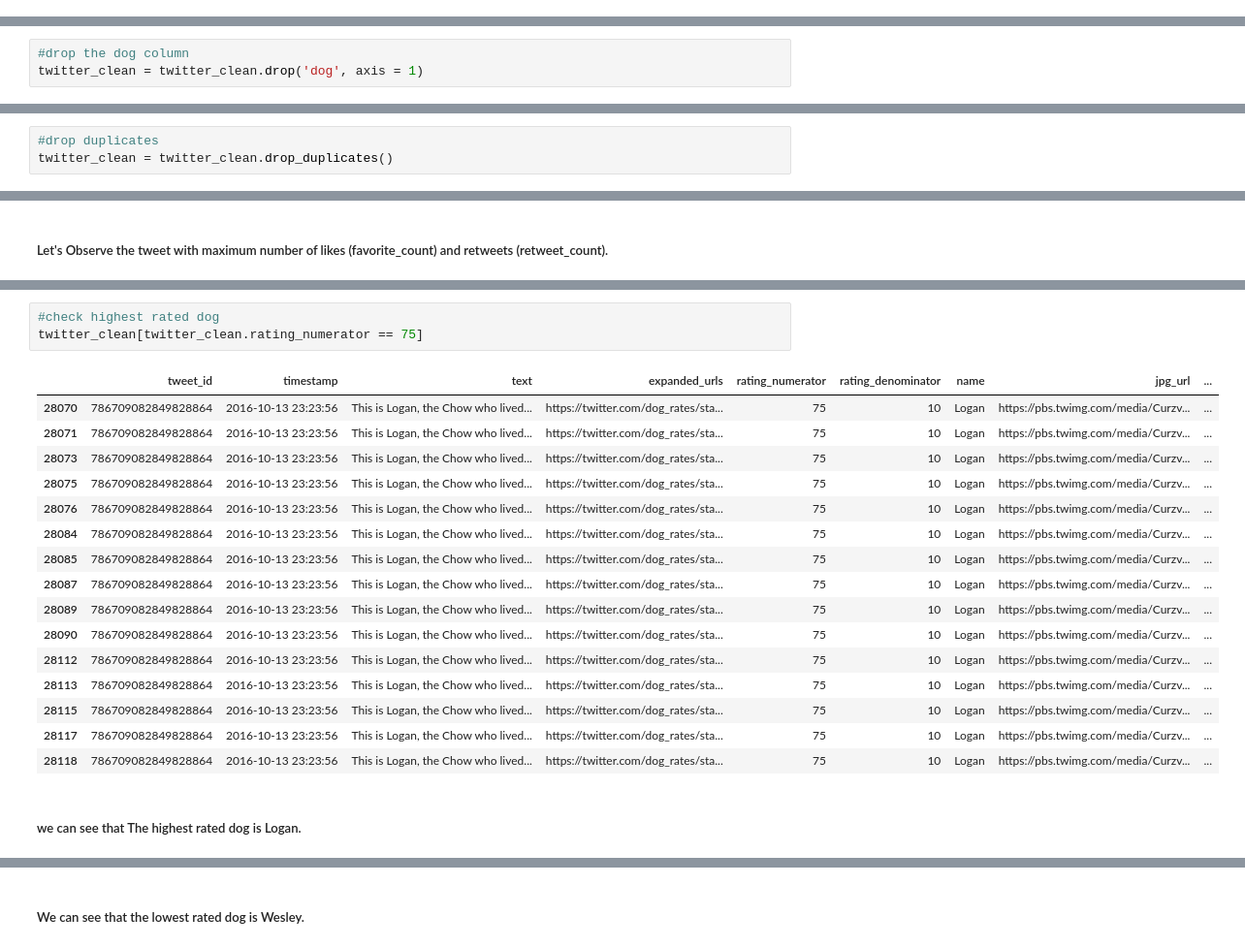
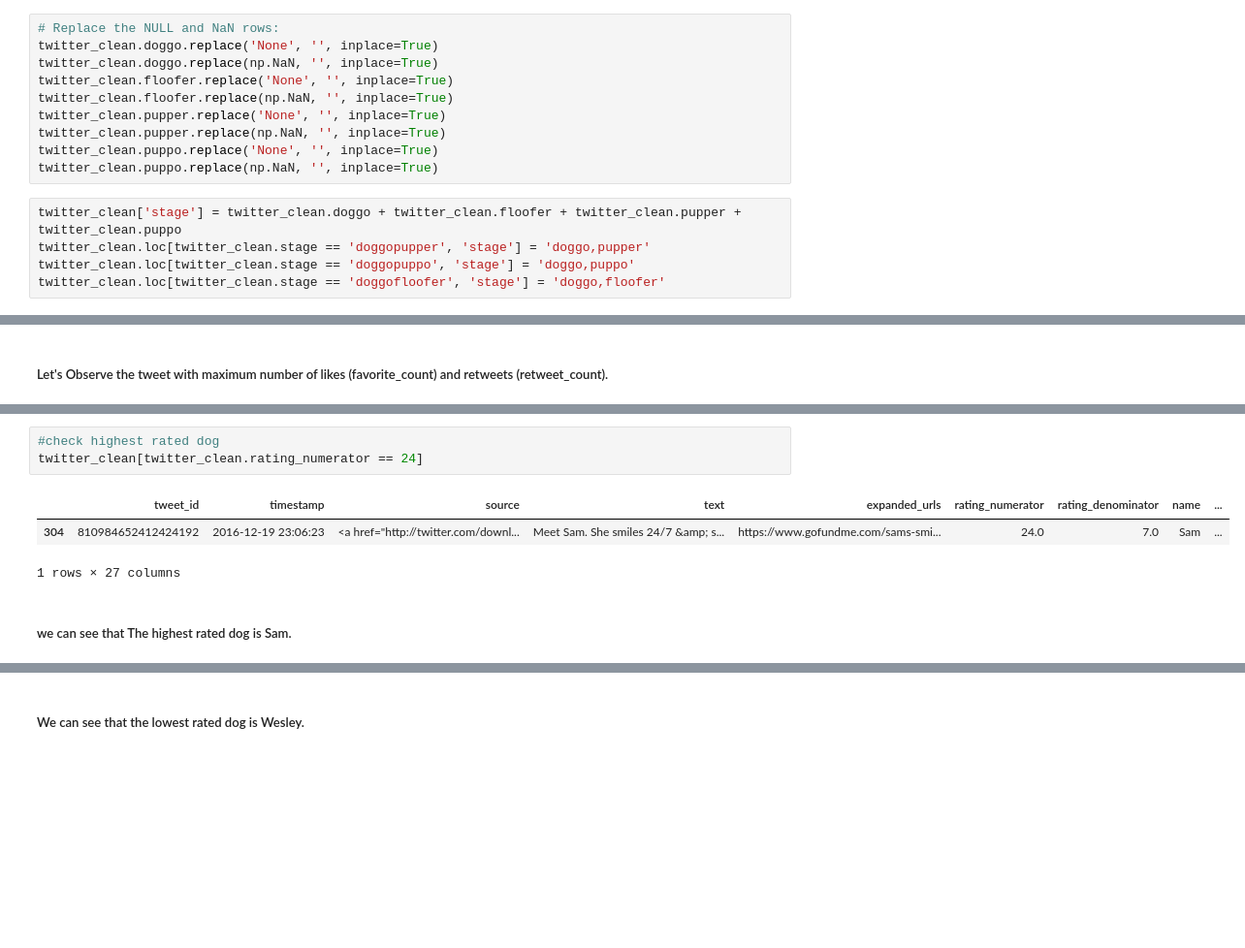
Before and after one commit to desmondpsingh/DataWrangling-Project-WeRateDogs-, a Jupyter notebook: wrangle_act.ipynb, the cells around one changed output, grey strips where cells are left out. Shown: that part at 97% size. Drawn from its saved outputs; the diff is of its cells as text; blank space fills up the shorter version.

```diff
--- a/wrangle_act.ipynb
+++ b/wrangle_act.ipynb
@@ -636,3 +758,18 @@ twitter_clean = pd.melt(twitter_clean, id_vars = ['tweet_id', 'timestamp', 'text
+# %%
+# Replace the NULL and NaN rows:
+twitter_clean.doggo.replace('None', '', inplace=True)
+twitter_clean.doggo.replace(np.NaN, '', inplace=True)
+twitter_clean.floofer.replace('None', '', inplace=True)
+twitter_clean.floofer.replace(np.NaN, '', inplace=True)
+twitter_clean.pupper.replace('None', '', inplace=True)
+twitter_clean.pupper.replace(np.NaN, '', inplace=True)
+twitter_clean.puppo.replace('None', '', inplace=True)
+twitter_clean.puppo.replace(np.NaN, '', inplace=True)
+# %%
+twitter_clean['stage'] = twitter_clean.doggo + twitter_clean.floofer + twitter_clean.pupper + twitter_clean.puppo
+twitter_clean.loc[twitter_clean.stage == 'doggopupper', 'stage'] = 'doggo,pupper'
+twitter_clean.loc[twitter_clean.stage == 'doggopuppo', 'stage'] = 'doggo,puppo'
+twitter_clean.loc[twitter_clean.stage == 'doggofloofer', 'stage'] = 'doggo,floofer'
 # %%
 
 twitter_clean.head()
@@ -646,5 +783,2 @@ twitter_clean.head()
-# %%
-#drop the dog column
-twitter_clean = twitter_clean.drop('dog', axis = 1)
 # %% [markdown]
 ##### Test
@@ -752,3 +895,0 @@ sum(twitter_clean.duplicated())
-# %%
-#drop duplicates
-twitter_clean = twitter_clean.drop_duplicates()
@@ -892,26 +1009,13 @@ twitter_clean['rating_numerator'].value_counts()
 Name: rating_numerator, dtype: int64
 # %%
 #check highest rated dog
-twitter_clean[twitter_clean.rating_numerator == 75]
+twitter_clean[twitter_clean.rating_numerator == 24]
 # %% [output]
-|  | tweet_id | timestamp | text | expanded_urls | rating_numerator | rating_denominator | name | jpg_url | ... |
-| 28070 | 786709082849828864 | 2016-10-13 23:23:56 | This is Logan, the Chow who lived... | https://twitter.com/dog_rates/sta... | 75 | 10 | Logan | https://pbs.twimg.com/media/Curzv... | ... |
-| 28071 | 786709082849828864 | 2016-10-13 23:23:56 | This is Logan, the Chow who lived... | https://twitter.com/dog_rates/sta... | 75 | 10 | Logan | https://pbs.twimg.com/media/Curzv... | ... |
-| 28073 | 786709082849828864 | 2016-10-13 23:23:56 | This is Logan, the Chow who lived... | https://twitter.com/dog_rates/sta... | 75 | 10 | Logan | https://pbs.twimg.com/media/Curzv... | ... |
-| 28075 | 786709082849828864 | 2016-10-13 23:23:56 | This is Logan, the Chow who lived... | https://twitter.com/dog_rates/sta... | 75 | 10 | Logan | https://pbs.twimg.com/media/Curzv... | ... |
-| 28076 | 786709082849828864 | 2016-10-13 23:23:56 | This is Logan, the Chow who lived... | https://twitter.com/dog_rates/sta... | 75 | 10 | Logan | https://pbs.twimg.com/media/Curzv... | ... |
-| 28084 | 786709082849828864 | 2016-10-13 23:23:56 | This is Logan, the Chow who lived... | https://twitter.com/dog_rates/sta... | 75 | 10 | Logan | https://pbs.twimg.com/media/Curzv... | ... |
-| 28085 | 786709082849828864 | 2016-10-13 23:23:56 | This is Logan, the Chow who lived... | https://twitter.com/dog_rates/sta... | 75 | 10 | Logan | https://pbs.twimg.com/media/Curzv... | ... |
-| 28087 | 786709082849828864 | 2016-10-13 23:23:56 | This is Logan, the Chow who lived... | https://twitter.com/dog_rates/sta... | 75 | 10 | Logan | https://pbs.twimg.com/media/Curzv... | ... |
-| 28089 | 786709082849828864 | 2016-10-13 23:23:56 | This is Logan, the Chow who lived... | https://twitter.com/dog_rates/sta... | 75 | 10 | Logan | https://pbs.twimg.com/media/Curzv... | ... |
-| 28090 | 786709082849828864 | 2016-10-13 23:23:56 | This is Logan, the Chow who lived... | https://twitter.com/dog_rates/sta... | 75 | 10 | Logan | https://pbs.twimg.com/media/Curzv... | ... |
-| 28112 | 786709082849828864 | 2016-10-13 23:23:56 | This is Logan, the Chow who lived... | https://twitter.com/dog_rates/sta... | 75 | 10 | Logan | https://pbs.twimg.com/media/Curzv... | ... |
-| 28113 | 786709082849828864 | 2016-10-13 23:23:56 | This is Logan, the Chow who lived... | https://twitter.com/dog_rates/sta... | 75 | 10 | Logan | https://pbs.twimg.com/media/Curzv... | ... |
-| 28115 | 786709082849828864 | 2016-10-13 23:23:56 | This is Logan, the Chow who lived... | https://twitter.com/dog_rates/sta... | 75 | 10 | Logan | https://pbs.twimg.com/media/Curzv... | ... |
-| 28117 | 786709082849828864 | 2016-10-13 23:23:56 | This is Logan, the Chow who lived... | https://twitter.com/dog_rates/sta... | 75 | 10 | Logan | https://pbs.twimg.com/media/Curzv... | ... |
-| 28118 | 786709082849828864 | 2016-10-13 23:23:56 | This is Logan, the Chow who lived... | https://twitter.com/dog_rates/sta... | 75 | 10 | Logan | https://pbs.twimg.com/media/Curzv... | ... |
+|  | tweet_id | timestamp | source | text | expanded_urls | rating_numerator | rating_denominator | name | ... |
+| 304 | 810984652412424192 | 2016-12-19 23:06:23 | <a href="http://twitter.com/downl... | Meet Sam. She smiles 24/7 &amp; s... | https://www.gofundme.com/sams-smi... | 24.0 | 7.0 | Sam | ... |
+1 rows × 27 columns
 # %% [markdown]
-##### we can see that The highest rated dog is Logan.
+##### we can see that The highest rated dog is Sam.
 # %%
 #check the lowest rated dog
 twitter_clean[twitter_clean.rating_numerator == 3]
```
Also changed, not shown: parts of 53 cells of this notebook, 5 other files.
